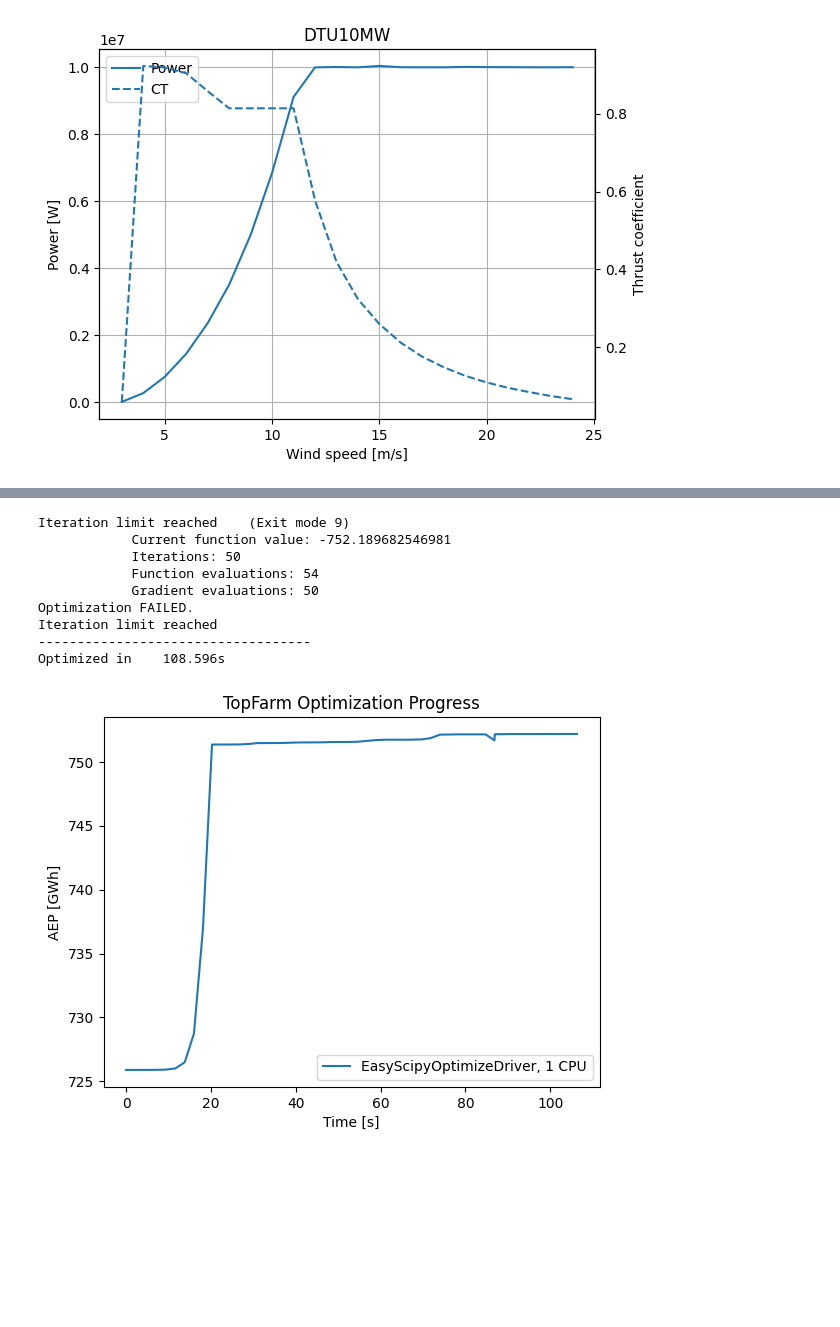
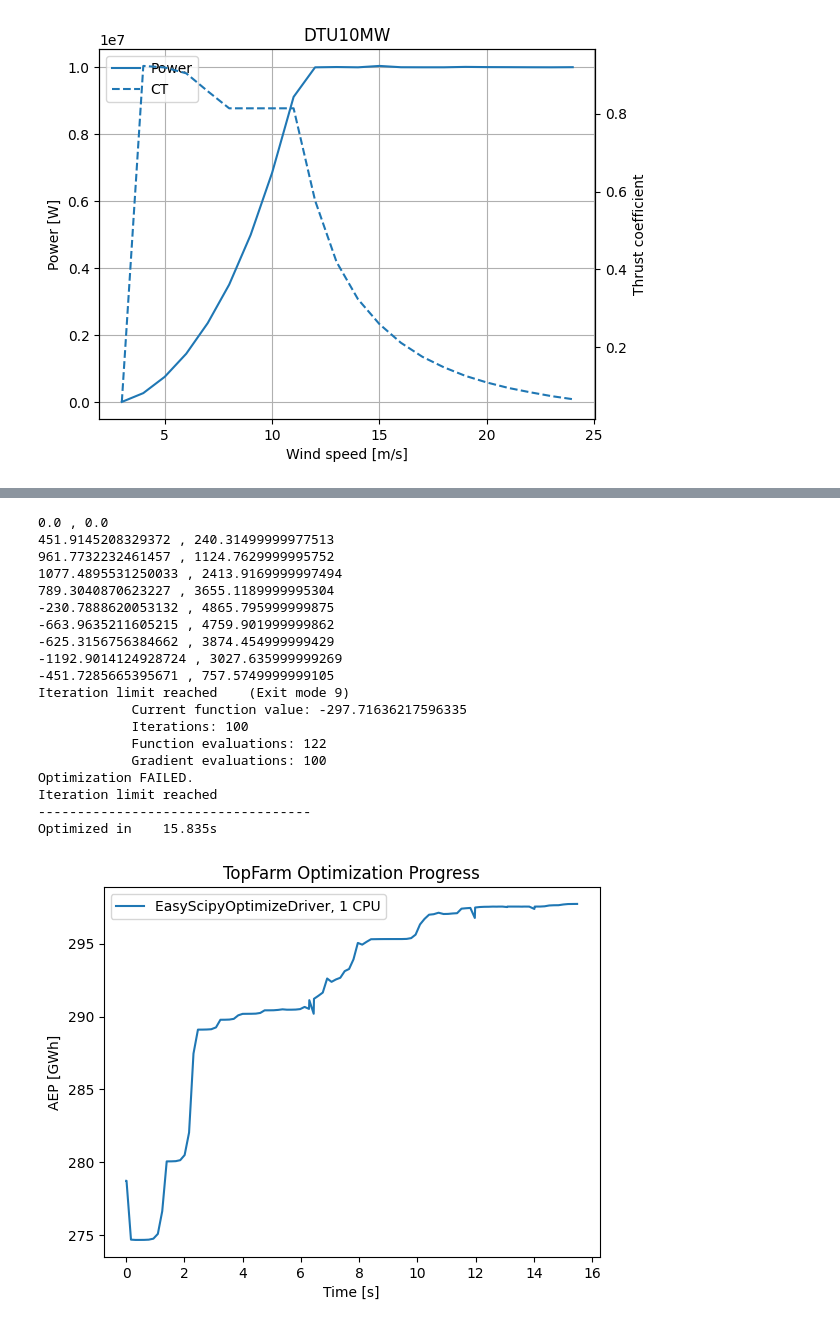
Before and after one commit to Xeidit/WindFarm2, a Jupyter notebook: WindFarmSimAndOptimisation.ipynb, the cells around one changed output, grey strips where cells are left out. Drawn from its saved outputs; the diff is of its cells as text; code cells hidden in the pictures; blank space fills up the shorter version.

```diff
--- a/WindFarmSimAndOptimisation.ipynb
+++ b/WindFarmSimAndOptimisation.ipynb
@@ -72,11 +73,11 @@ Power and Thrust coefficient (Ct) curves:
 #Define Turbine layout
 
 # number of turbines in each direction:
-n_x = 5
+n_x = 2
 n_y = 4
 
 rotor_diameter = diameter
-dist_x = 10 * rotor_diameter
+dist_x = 5 * rotor_diameter
 dist_y = 5 * rotor_diameter
 
 # This defines the turbine positions
@@ -146,15 +147,51 @@ from topfarm.constraint_components.boundary import XYBoundaryConstraint
 from topfarm.constraint_components.spacing import SpacingConstraint
 from topfarm.easy_drivers import EasyScipyOptimizeDriver as fd
 
-x_max, x_min = wt_x.max(), wt_x.min()
-y_max, y_min = wt_y.max(), wt_y.min()
+#Converstions between degrees on earth and m
+def m2d_lat(m):
+    return m / 111000
 
+def m2d_lon(m, lat_deg):
+    return m / (111000 * math.cos(math.radians(lat_deg)))
+
+def d2m_lat(d):
+    return d * 111000
+
+def d2m_lon(d, lat_deg):
+    return d * (111000 * math.cos(math.radians(lat_deg)))
+
+boundry_longLat = [
+    (1.981910,56.921167),
+    (1.974451,56.919002),
+    (1.966039,56.911034),
+    (1.964135,56.899420),
+    (1.968893,56.888238),
+    (1.985715,56.877331),
+    (1.992857,56.878285),
+    (1.992222,56.886262),
+    (2.001586,56.893891),
+    (1.989365,56.914342)
+]
+
+boundary = [[0] for _ in range(len(boundry_longLat))] # Pre-allocate space for boundry in m
+
+for b in range(len(boundry_longLat)):
+    relative_long = boundry_longLat[0][0] - boundry_longLat[b][0]
+    boundary[b][0] = d2m_lon(relative_long, boundry_longLat[b][1])
+
+    relative_lat = boundry_longLat[0][1] - boundry_longLat[b][1]
+    boundary[b].append(d2m_lat(relative_lat))
+    print(boundary[b][0],",",boundary[b][1])
+'''
 boundary = [
     (-1000,-1000),
     (-1000,y_max+1000),
     (x_max+1000,y_max+1000),
     (x_max+1000,-1000)
 ]
+'''
+x_max, x_min = wt_x.max(), wt_x.min()
+y_max, y_min = wt_y.max(), wt_y.min()
 
 #boundary = [ (0, 0), (5000, 0), (5000, 4000), (2000, 6000), (0, 4000) ]
 
@@ -184,37 +221,47 @@ def get_topfarmProblem_xy(wfm, x, y, grad_method, maxiter, n_cpu):
             SpacingConstraint(min_spacing=2 * wfm.windTurbines.diameter())
         ]
     )
 
 
 def optimize_and_plot(wfm, x0, y0, maxiter):
     method = fd
     n_cpu = 1
 
     tf = get_topfarmProblem_xy(wfm, x0, y0, method, maxiter, n_cpu)
     cost, state, recorder = tf.optimize(disp=True)
 
     t, aep = [recorder[v] for v in ['timestamp', 'AEP']]
     plt.plot(t - t[0], aep, label=f'{method.__name__}, {n_cpu} CPU')
 
     plt.xlabel("Time [s]")
     plt.ylabel("AEP [GWh]")
     plt.title("TopFarm Optimization Progress")
     plt.legend()
     plt.show()
     return tf, cost, state, recorder
 
 
 # --- Run optimization ---
-tf, cost, state, recorder = optimize_and_plot(windFarmModel, x0, y0, maxiter=50)
+tf, cost, state, recorder = optimize_and_plot(windFarmModel, x0, y0, maxiter=100)
 cost, state, recorder = tf.optimize(disp=True)
 # %% [output]
+0.0 , 0.0
+451.9145208329372 , 240.31499999977513
+961.7732232461457 , 1124.7629999995752
+1077.4895531250033 , 2413.9169999997494
+789.3040870623227 , 3655.1189999995304
+-230.7888620053132 , 4865.795999999875
+-663.9635211605215 , 4759.901999999862
+-625.3156756384662 , 3874.454999999429
+-1192.9014124928724 , 3027.635999999269
+-451.7285665395671 , 757.5749999999105
 Iteration limit reached    (Exit mode 9)
-            Current function value: -752.189682546981
-            Iterations: 50
-            Function evaluations: 54
-            Gradient evaluations: 50
+            Current function value: -297.71636217596335
+            Iterations: 100
+            Function evaluations: 122
+            Gradient evaluations: 100
 Optimization FAILED.
 Iteration limit reached
 -----------------------------------
-Optimized in    108.596s
+Optimized in    15.835s
-[figure, old version]
+[figure, new version]
```
Also changed, not shown: parts of 5 cells of this notebook, 2 other files.
